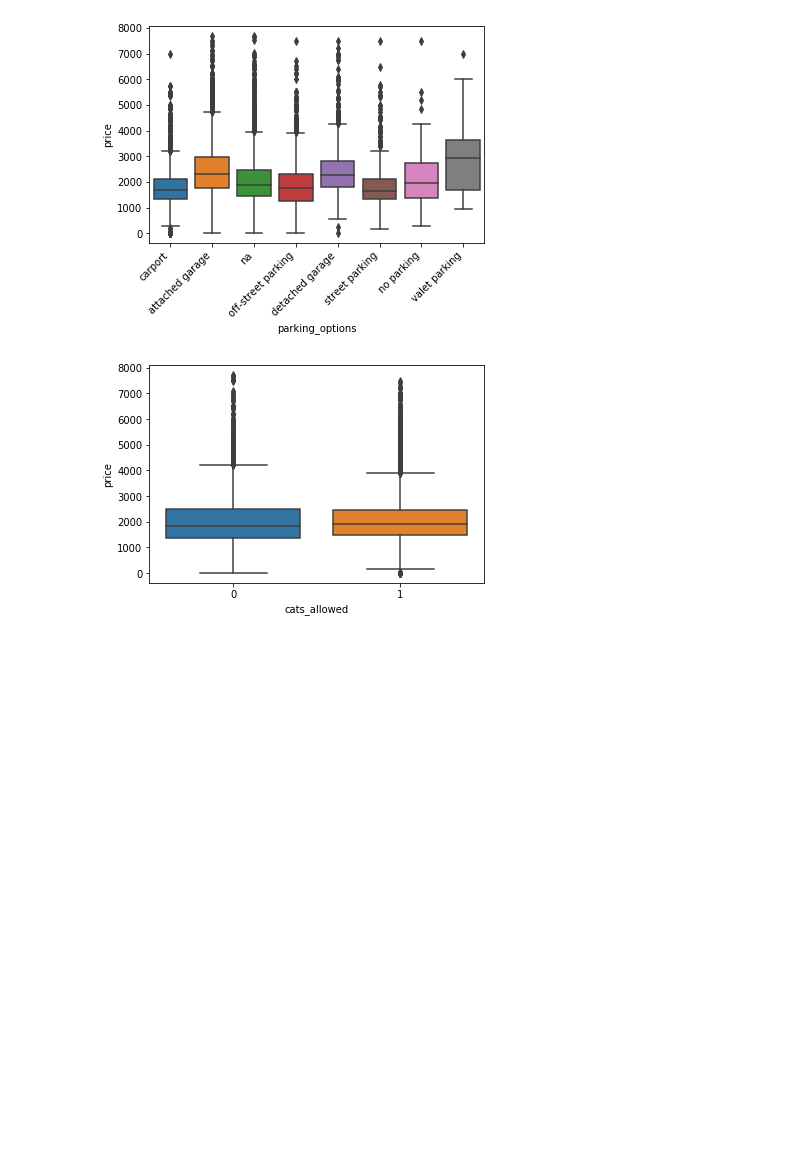
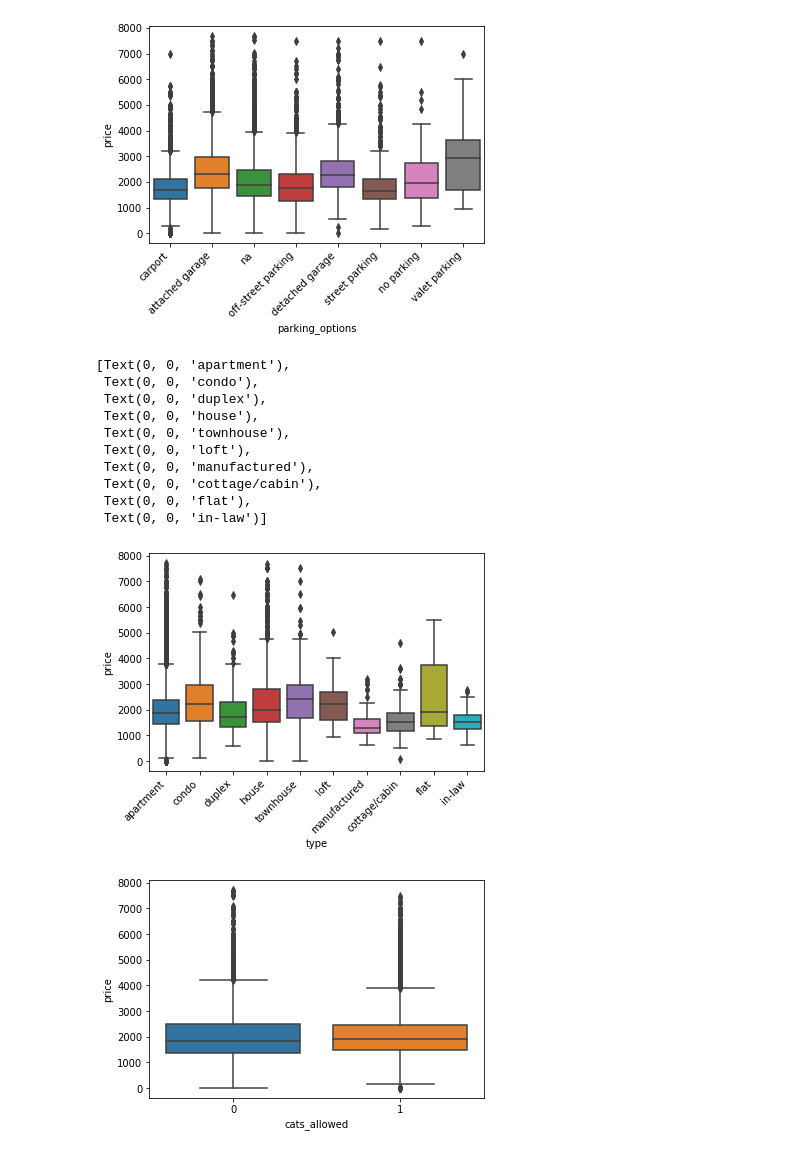
Before and after one commit to pjs1221/housing_price_proj, a Jupyter notebook: data_eda.ipynb, the cells around one changed output. Saved outputs shown, nothing was run; the diff lists cells and outputs as text; code cells hidden in the pictures; blank space fills up the shorter version.

```diff
--- a/data_eda.ipynb
+++ b/data_eda.ipynb
@@ -97,6 +104,21 @@ ax.set_xticklabels(labels=df['parking_options'].unique(),rotation=45, horizontal
  Text(0, 0, 'no parking'),
  Text(0, 0, 'valet parking')]
 [figure]
+# %%
+ax = sns.boxplot(x="type", y="price", data=df)
+ax.set_xticklabels(labels=df['type'].unique(),rotation=45, horizontalalignment='right')
+# %% [output]
+[Text(0, 0, 'apartment'),
+ Text(0, 0, 'condo'),
+ Text(0, 0, 'duplex'),
+ Text(0, 0, 'house'),
+ Text(0, 0, 'townhouse'),
+ Text(0, 0, 'loft'),
+ Text(0, 0, 'manufactured'),
+ Text(0, 0, 'cottage/cabin'),
+ Text(0, 0, 'flat'),
+ Text(0, 0, 'in-law')]
+[figure, added]
 # %%
 ax = sns.boxplot(x="cats_allowed", y="price", data=df)
 # %% [output]
```
Also changed, not shown: parts of 14 cells of this notebook, 1 other file.
